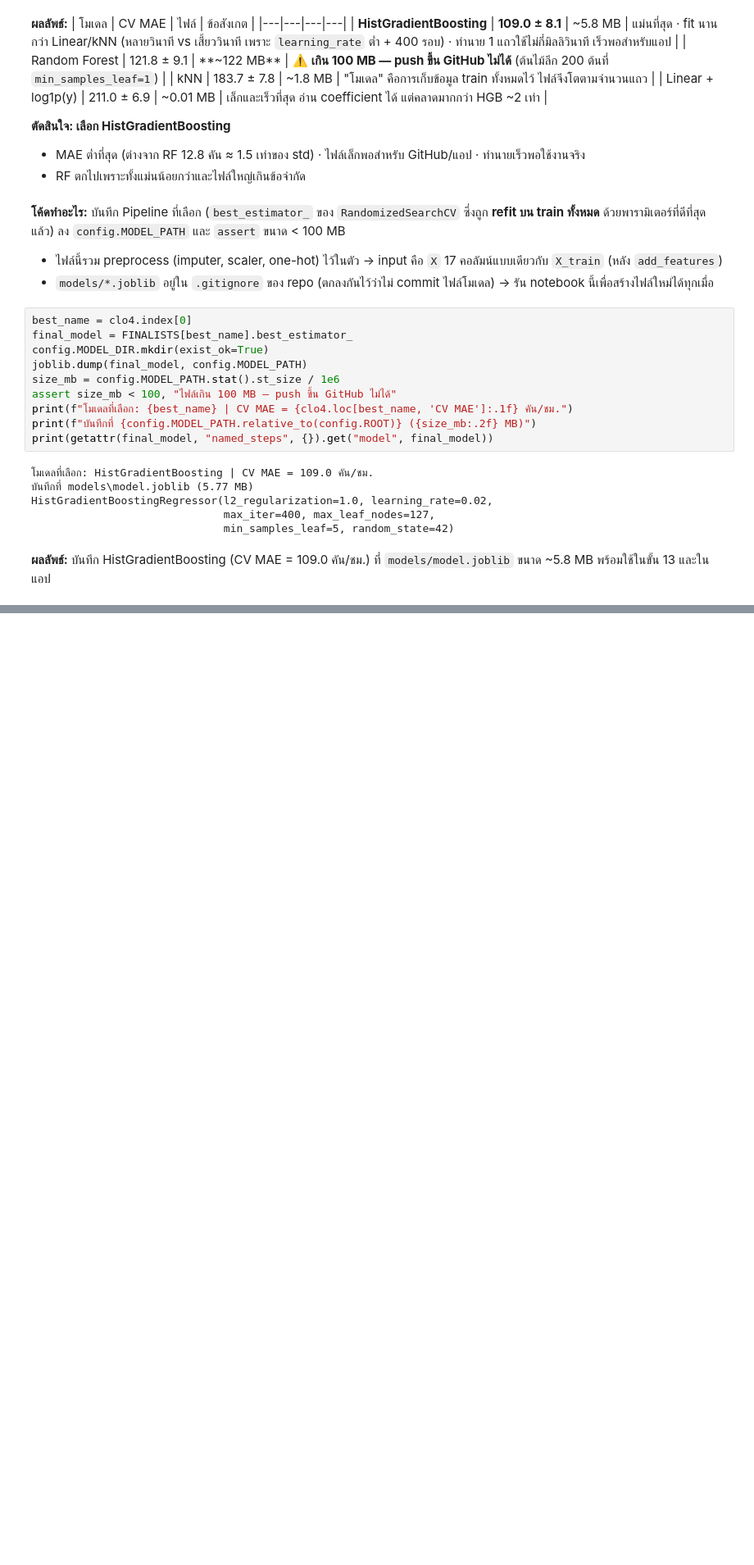
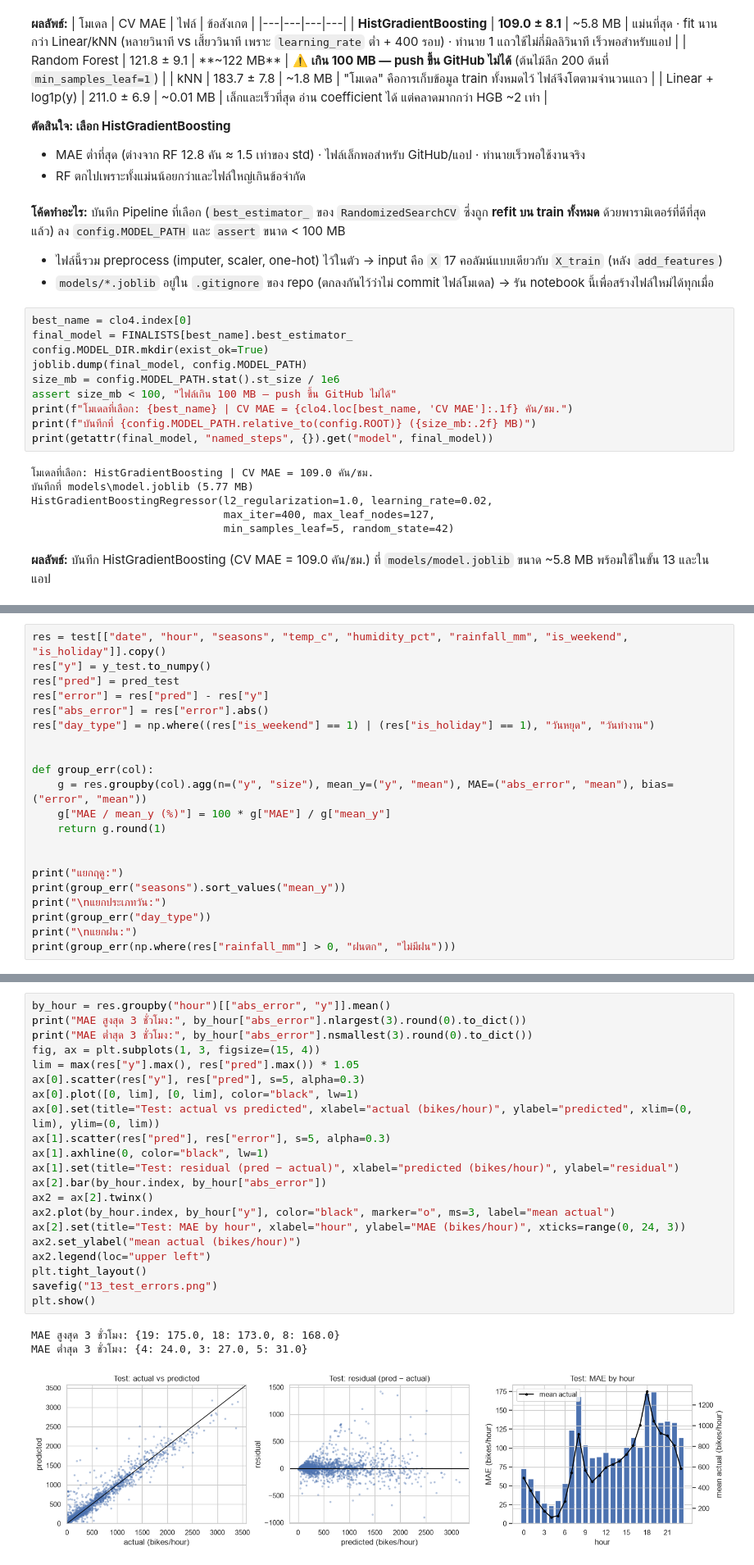
Before and after one commit to Sh080205/seoul-bike-demand, a Jupyter notebook: notebooks/02_modeling.ipynb, the cells around one changed output, grey strips where cells are left out. Shown at 82% size. Drawn from its saved outputs; the diff is of its cells as text; blank space fills up the shorter version.

```diff
--- a/notebooks/02_modeling.ipynb
+++ b/notebooks/02_modeling.ipynb
@@ -1131,0 +1160,21 @@ HistGradientBoostingRegressor(l2_regularization=1.0, learning_rate=0.02,
+# %%
+res = test[["date", "hour", "seasons", "temp_c", "humidity_pct", "rainfall_mm", "is_weekend", "is_holiday"]].copy()
+res["y"] = y_test.to_numpy()
+res["pred"] = pred_test
+res["error"] = res["pred"] - res["y"]
+res["abs_error"] = res["error"].abs()
+res["day_type"] = np.where((res["is_weekend"] == 1) | (res["is_holiday"] == 1), "วันหยุด", "วันทำงาน")
+
+
+def group_err(col):
+    g = res.groupby(col).agg(n=("y", "size"), mean_y=("y", "mean"), MAE=("abs_error", "mean"), bias=("error", "mean"))
+    g["MAE / mean_y (%)"] = 100 * g["MAE"] / g["mean_y"]
+    return g.round(1)
+
+
+print("แยกฤดู:")
+print(group_err("seasons").sort_values("mean_y"))
+print("\nแยกประเภทวัน:")
+print(group_err("day_type"))
+print("\nแยกฝน:")
+print(group_err(np.where(res["rainfall_mm"] > 0, "ฝนตก", "ไม่มีฝน")))
@@ -1131,0 +1209,25 @@ HistGradientBoostingRegressor(l2_regularization=1.0, learning_rate=0.02,
+# %%
+by_hour = res.groupby("hour")[["abs_error", "y"]].mean()
+print("MAE สูงสุด 3 ชั่วโมง:", by_hour["abs_error"].nlargest(3).round(0).to_dict())
+print("MAE ต่ำสุด 3 ชั่วโมง:", by_hour["abs_error"].nsmallest(3).round(0).to_dict())
+fig, ax = plt.subplots(1, 3, figsize=(15, 4))
+lim = max(res["y"].max(), res["pred"].max()) * 1.05
+ax[0].scatter(res["y"], res["pred"], s=5, alpha=0.3)
+ax[0].plot([0, lim], [0, lim], color="black", lw=1)
+ax[0].set(title="Test: actual vs predicted", xlabel="actual (bikes/hour)", ylabel="predicted", xlim=(0, lim), ylim=(0, lim))
+ax[1].scatter(res["pred"], res["error"], s=5, alpha=0.3)
+ax[1].axhline(0, color="black", lw=1)
+ax[1].set(title="Test: residual (pred − actual)", xlabel="predicted (bikes/hour)", ylabel="residual")
+ax[2].bar(by_hour.index, by_hour["abs_error"])
+ax2 = ax[2].twinx()
+ax2.plot(by_hour.index, by_hour["y"], color="black", marker="o", ms=3, label="mean actual")
+ax[2].set(title="Test: MAE by hour", xlabel="hour", ylabel="MAE (bikes/hour)", xticks=range(0, 24, 3))
+ax2.set_ylabel("mean actual (bikes/hour)")
+ax2.legend(loc="upper left")
+plt.tight_layout()
+savefig("13_test_errors.png")
+plt.show()
+# %% [output]
+MAE สูงสุด 3 ชั่วโมง: {19: 175.0, 18: 173.0, 8: 168.0}
+MAE ต่ำสุด 3 ชั่วโมง: {4: 24.0, 3: 27.0, 5: 31.0}
+[figure, added]
```
Also changed, not shown: parts of 20 cells of this notebook, 1 other file.
